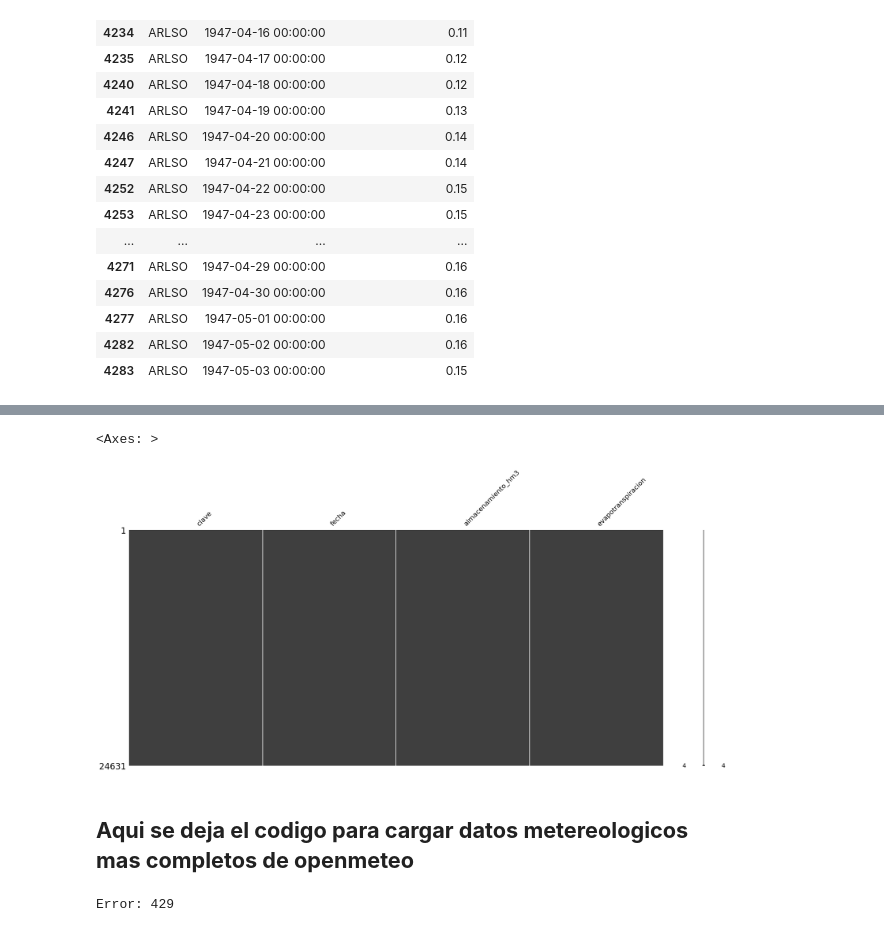
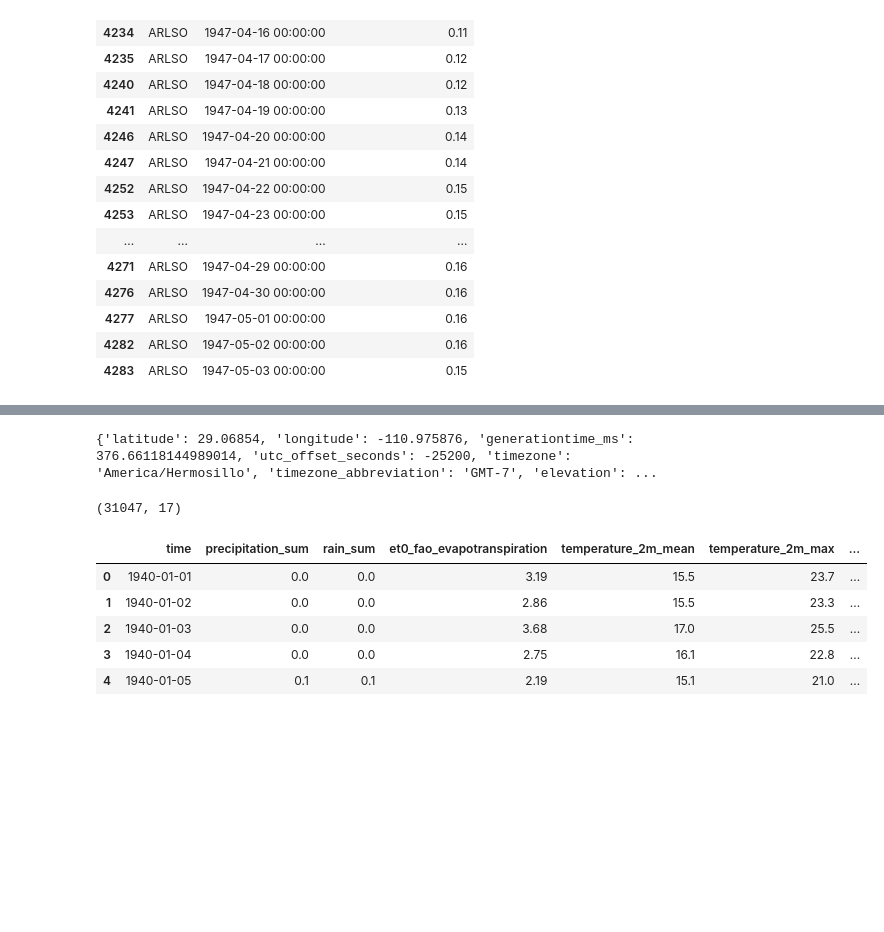
Before and after one commit to MCDproyectos/arhbpalr, a Jupyter notebook: arhbpalr/notebooks/Copia_de_Obtencion_de_datos.ipynb, the cells around one changed output, grey strips where cells are left out. Saved outputs shown, nothing was run; the diff lists cells and outputs as text; code cells hidden in the pictures; blank space fills up the shorter version.

Commit message:
Guardo cambios en notebook de obtencion de datos

```diff
--- a/arhbpalr/notebooks/Copia_de_Obtencion_de_datos.ipynb
+++ b/arhbpalr/notebooks/Copia_de_Obtencion_de_datos.ipynb
@@ -146,9 +246,2 @@ Seguimos con los datos de evapotranspiración, para esto usaremos Open-Meteo en
 # %%
-API_URL = 'https://archive-api.open-meteo.com/v1/archive?latitude=29.1026&longitude=-110.9773&start_date=1940-09-06&end_date=2025-09-20&daily=et0_fao_evapotranspiration&timezone=America%2FLos_Angeles'
-
-response = requests.get(API_URL)
-if response.status_code == 200:
-    data = response.json()
-    print(data)
-else:
-    print('Error:', response.status_code)
+API_URL_full = "https://archive-api.open-meteo.com/v1/archive?latitude=29.1026&longitude=-110.9773&start_date=1940-01-01&end_date=2024-12-31&daily=precipitation_sum,rain_sum,et0_fao_evapotranspiration,temperature_2m_mean,temperature_2m_max,precipitation_hours,wind_speed_10m_max,wind_speed_10m_mean,vapour_pressure_deficit_max,shortwave_radiation_sum,relative_humidity_2m_mean,cloud_cover_mean,soil_moisture_0_to_100cm_mean,soil_moisture_0_to_7cm_mean,soil_moisture_28_to_100cm_mean,soil_moisture_7_to_28cm_mean&timezone=auto"
@@ -292,12 +248,3 @@ import missingno as msno
-# %%
-msno.matrix(df_final)
-# %% [output]
-<Axes: >
-[figure, removed]
-# %% [markdown]
-## **Aqui se deja el codigo para cargar datos metereologicos mas completos de openmeteo**
-# %%
-API_URL_full = "https://archive-api.open-meteo.com/v1/archive?latitude=29.067999&longitude=-110.910734&start_date=1940-01-01&end_date=2024-12-31&daily=rain_sum,precipitation_sum,et0_fao_evapotranspiration,temperature_2m_max,shortwave_radiation_sum,wind_speed_10m_max,temperature_2m_min,temperature_2m_mean,soil_moisture_0_to_7cm_mean,soil_moisture_0_to_100cm_mean,soil_moisture_28_to_100cm_mean,soil_moisture_7_to_28cm_mean,vapour_pressure_deficit_max,relative_humidity_2m_mean,dew_point_2m_mean,wind_speed_10m_mean,cloud_cover_mean&hourly=temperature_2m&timezone=auto"
 # %%
 response = requests.get(API_URL_full)
 if response.status_code == 200:
@@ -306,4 +253,4 @@ if response.status_code == 200:
 else:
     print('Error:', response.status_code)
 # %% [output]
-Error: 429
+{'latitude': 29.06854, 'longitude': -110.975876, 'generationtime_ms': 376.66118144989014, 'utc_offset_seconds': -25200, 'timezone': 'America/Hermosillo', 'timezone_abbreviation': 'GMT-7', 'elevation': ...
@@ -309,0 +259,13 @@ Error: 429
+# %%
+df_meteo = pd.DataFrame(data_full['daily'])
+df_meteo["time"] = pd.to_datetime(df_meteo["time"])
+print(df_meteo.shape)
+df_meteo.head()
+# %% [output]
+(31047, 17)
+|  | time | precipitation_sum | rain_sum | et0_fao_evapotranspiration | temperature_2m_mean | temperature_2m_max | ... |
+| 0 | 1940-01-01 | 0.0 | 0.0 | 3.19 | 15.5 | 23.7 | ... |
+| 1 | 1940-01-02 | 0.0 | 0.0 | 2.86 | 15.5 | 23.3 | ... |
+| 2 | 1940-01-03 | 0.0 | 0.0 | 3.68 | 17.0 | 25.5 | ... |
+| 3 | 1940-01-04 | 0.0 | 0.0 | 2.75 | 16.1 | 22.8 | ... |
+| 4 | 1940-01-05 | 0.1 | 0.1 | 2.19 | 15.1 | 21.0 | ... |
```
Also changed, not shown: parts of 26 cells of this notebook.
